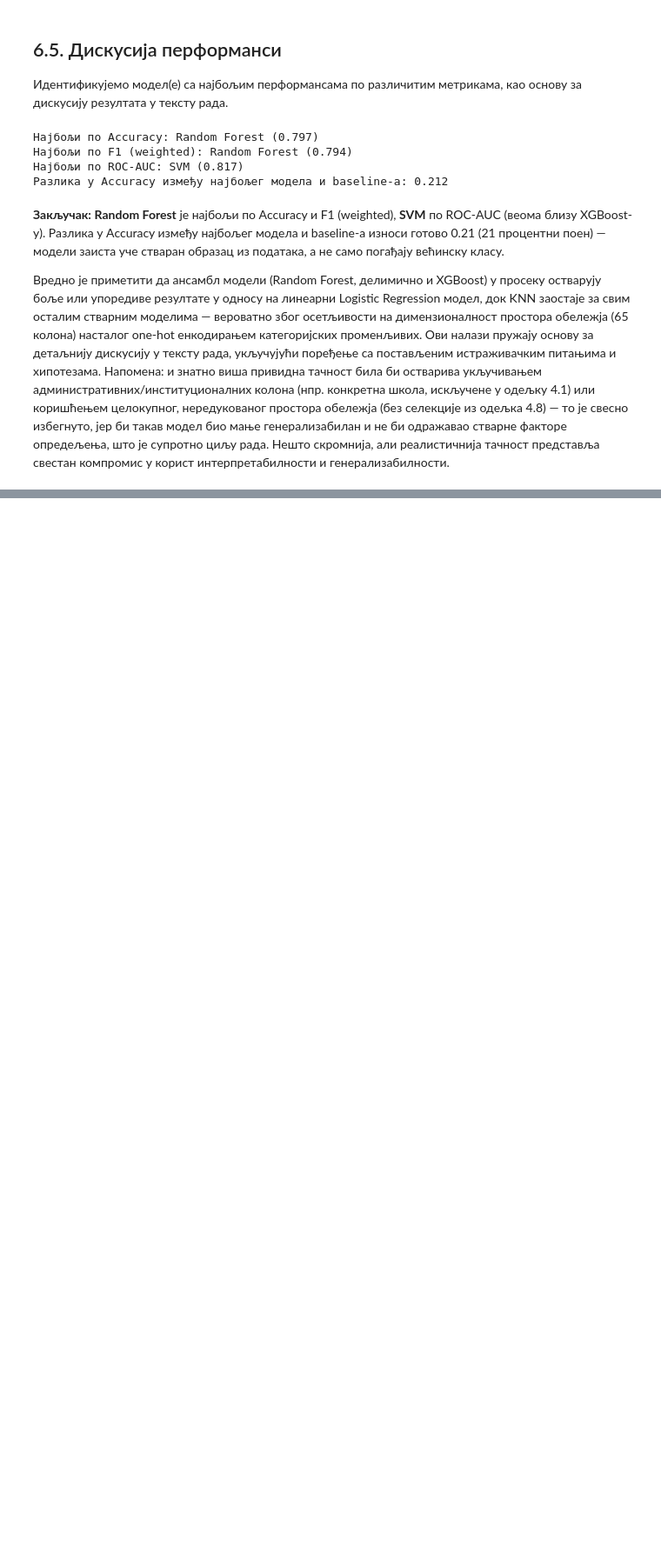
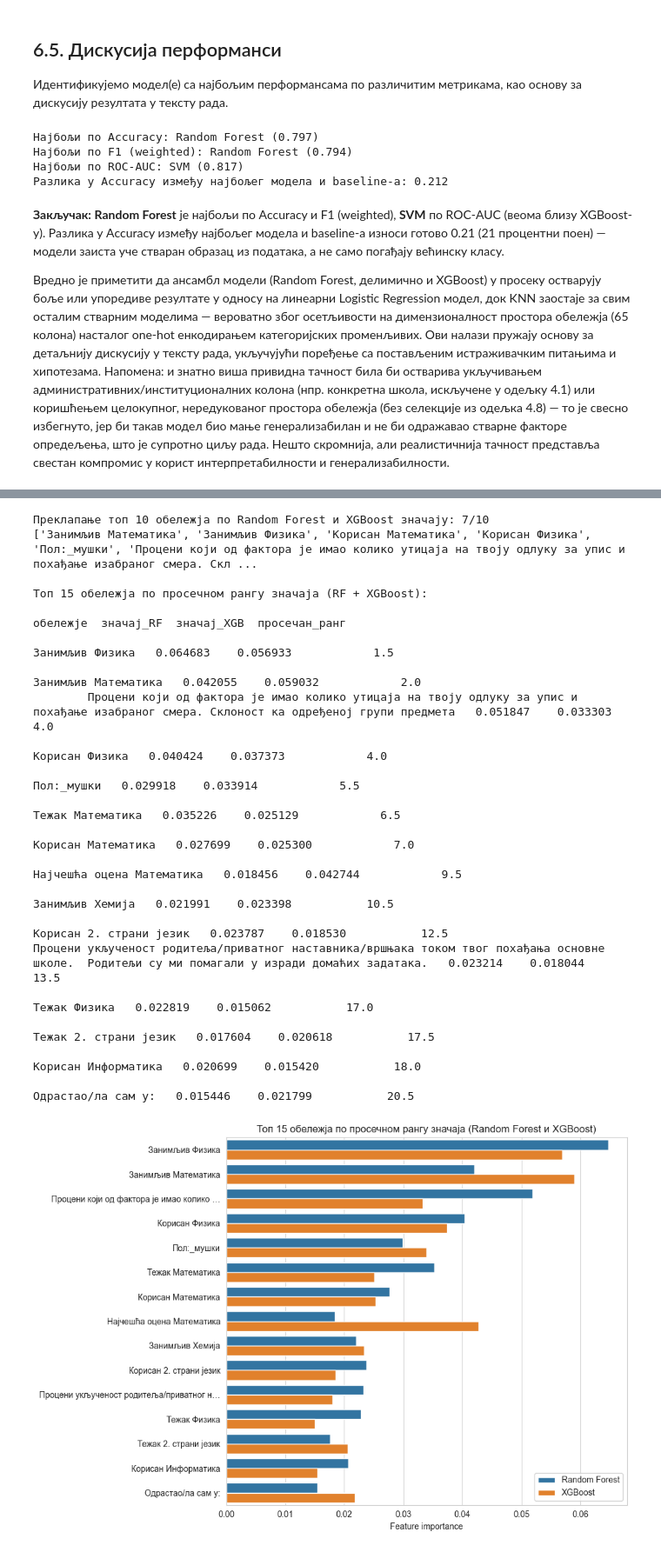
Before and after one commit to tdjokovic/stem_factors, a Jupyter notebook: stem_factors.ipynb, the cells around one changed output, grey strips where cells are left out. Shown at 87% size. Cells and saved outputs as stored; diff of their text form; code cells hidden in the pictures; blank space fills up the shorter version.

```diff
--- a/stem_factors.ipynb
+++ b/stem_factors.ipynb
@@ -1769,0 +1843,63 @@ print(f"Разлика у Accuracy између најбољег модела и
+# %%
+rf_imp = pd.DataFrame({
+    'обележје': [naziv.replace('[', '').replace(']', '').replace('<', '') for naziv in X_train_selected.columns],
+    'значај_RF': rf_best.feature_importances_,
+})
+xgb_imp = pd.DataFrame({'обележје': X_train_xgb.columns, 'значај_XGB': xgb_best.feature_importances_})
+
+combined_imp = rf_imp.merge(xgb_imp, on='обележје')
+combined_imp['просечан_ранг'] = (
+    combined_imp['значај_RF'].rank(ascending=False) + combined_imp['значај_XGB'].rank(ascending=False)
+) / 2
+
+top_rf_10 = set(rf_imp.sort_values('значај_RF', ascending=False).head(10)['обележје'])
+top_xgb_10 = set(xgb_imp.sort_values('значај_XGB', ascending=False).head(10)['обележје'])
+preklapanje = top_rf_10 & top_xgb_10
+print(f"Преклапање топ 10 обележја по Random Forest и XGBoost значају: {len(preklapanje)}/10")
+print(sorted(preklapanje))
+
+top15_imp = combined_imp.sort_values('просечан_ранг').head(15)
+print("\nТоп 15 обележја по просечном рангу значаја (RF + XGBoost):")
+print(top15_imp.to_string(index=False))
+
+def skrati_naziv(naziv, duzina=40):
+    return naziv if len(naziv) <= duzina else naziv[:duzina - 1] + "…"
+
+plot_data = top15_imp.copy()
+plot_data['обележје_кратко'] = plot_data['обележје'].apply(skrati_naziv)
+plot_melt = plot_data.melt(
+    id_vars='обележје_кратко', value_vars=['значај_RF', 'значај_XGB'],
+    var_name='модел', value_name='значај',
+)
+plot_melt['модел'] = plot_melt['модел'].map({'значај_RF': 'Random Forest', 'значај_XGB': 'XGBoost'})
+
+plt.figure(figsize=(10, 7))
+sns.barplot(data=plot_melt, x='значај', y='обележје_кратко', hue='модел')
+plt.xlabel('Feature importance')
+plt.ylabel('')
+plt.title('Топ 15 обележја по просечном рангу значаја (Random Forest и XGBoost)')
+plt.legend(title='')
+plt.tight_layout()
+plt.show()
+# %% [output]
+Преклапање топ 10 обележја по Random Forest и XGBoost значају: 7/10
+['Занимљив Математика', 'Занимљив Физика', 'Корисан Математика', 'Корисан Физика', 'Пол:_мушки', 'Процени који од фактора је имао колико утицаја на твоју одлуку за упис и похађање изабраног смера. Скл ...
+
+Топ 15 обележја по просечном рангу значаја (RF + XGBoost):
+                                                                                                                                       обележје  значај_RF  значај_XGB  просечан_ранг
+                                                                                                                                Занимљив Физика   0.064683    0.056933            1.5
+                                                                                                                            Занимљив Математика   0.042055    0.059032            2.0
+        Процени који од фактора је имао колико утицаја на твоју одлуку за упис и похађање изабраног смера. Склоност ка одређеној групи предмета   0.051847    0.033303            4.0
+                                                                                                                                 Корисан Физика   0.040424    0.037373            4.0
+                                                                                                                                     Пол:_мушки   0.029918    0.033914            5.5
+                                                                                                                               Тежак Математика   0.035226    0.025129            6.5
+                                                                                                                             Корисан Математика   0.027699    0.025300            7.0
+                                                                                                                      Најчешћа оцена Математика   0.018456    0.042744            9.5
+                                                                                                                                Занимљив Хемија   0.021991    0.023398           10.5
+                                                                                                                        Корисан 2. страни језик   0.023787    0.018530           12.5
+Процени укљученост родитеља/приватног наставника/вршњака током твог похађања основне школе.  Родитељи су ми помагали у изради домаћих задатака.   0.023214    0.018044           13.5
+                                                                                                                                   Тежак Физика   0.022819    0.015062           17.0
+                                                                                                                          Тежак 2. страни језик   0.017604    0.020618           17.5
+                                                                                                                            Корисан Информатика   0.020699    0.015420           18.0
+                                                                                                                             Одрастао/ла сам у:   0.015446    0.021799           20.5
+[figure, added]
```
Also changed, not shown: parts of 58 cells of this notebook.
